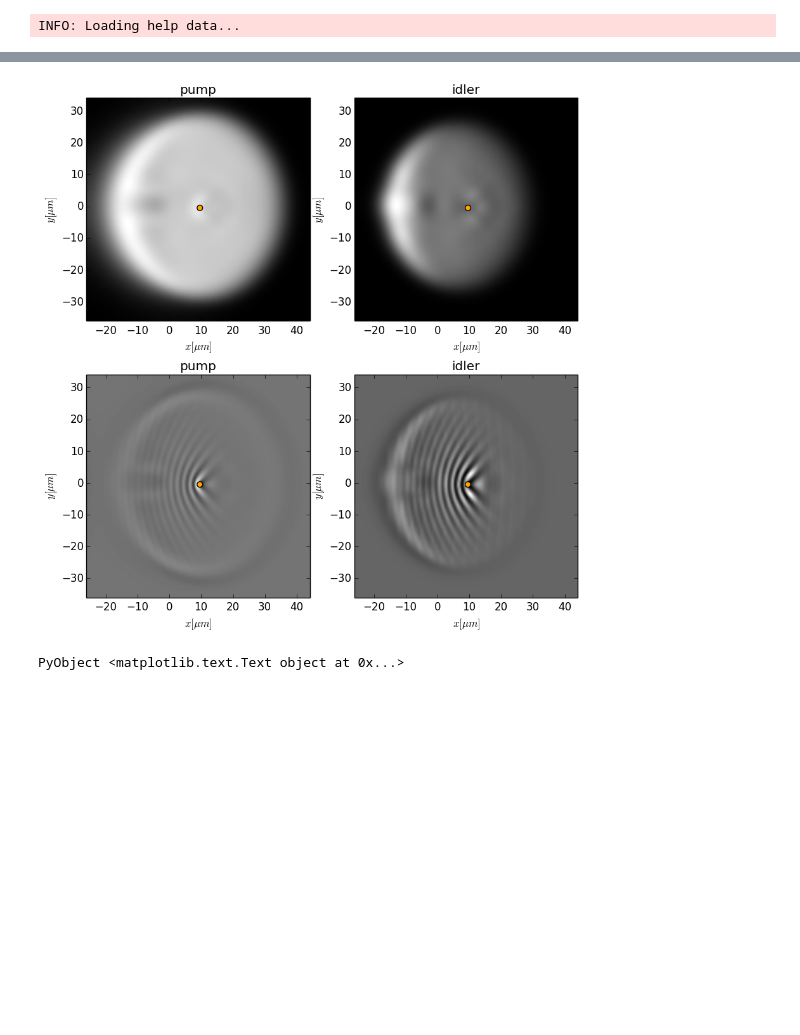
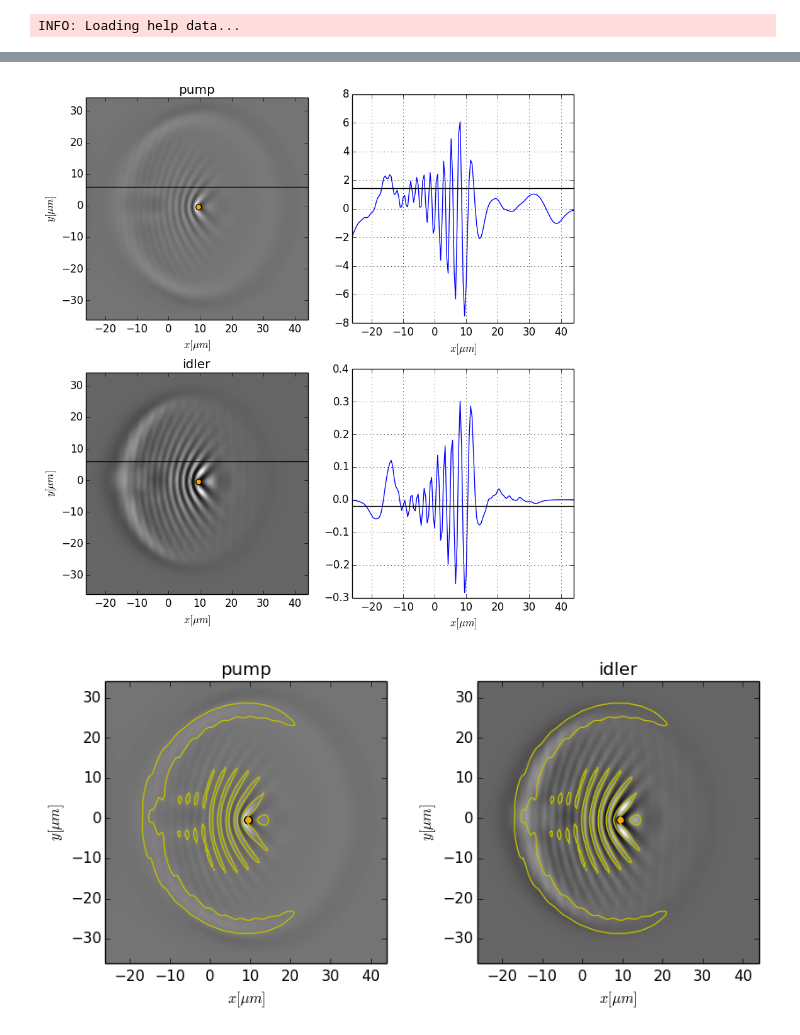
Before and after one commit to berceanu/notebooks, a Jupyter notebook: julia/april/extract_GP_waves.ipynb, the cells around one changed output, grey strips where cells are left out. Drawn from its saved outputs; the diff is of its cells as text; code cells hidden in the pictures; blank space fills up the shorter version.

```diff
--- a/julia/april/extract_GP_waves.ipynb
+++ b/julia/april/extract_GP_waves.ipynb
@@ -55,38 +56,59 @@ const ydef = lC * DEF_Y_POS;
 # %%
 # read numerical data
-cpmpdata, cx, cy = cropmat(pump, lC * sbox.x, lC * sbox.y; xcenter=xdef, ycenter=ydef)
-cidldata, cx, cy = cropmat(idler, lC * sbox.x, lC * sbox.y; xcenter=xdef, ycenter=ydef);
+const cpmpdata, cx, cy = cropmat(pump, lC * sbox.x, lC * sbox.y; xcenter=xdef, ycenter=ydef)
+const cidldata, cx, cy = cropmat(idler, lC * sbox.x, lC * sbox.y; xcenter=xdef, ycenter=ydef);
 # %%
 # Gaussian filtering
-sigma = [4., 4.]
-gausscpmpdata, diffcpmpdata = filtergauss(cpmpdata, sigma)
-gausscidldata, diffcidldata = filtergauss(cidldata, sigma);
+const gausscpmpdata, diffcpmpdata = filtergauss(cpmpdata, [4., 4.])
+const gausscidldata, diffcidldata = filtergauss(cidldata, [4., 4.]);
+# %%
+# plotting cuts through data
+fig, axes = plt.subplots(2, 2, figsize=(10, 10))
+
+sliceplot(vec(axes[1,:]), diffcpmpdata, cx, cy, "pump"; y0=6., level=1.45)
+const cpmp = contour(cx, cy, transpose(diffcpmpdata), 1.45);
+
+sliceplot(vec(axes[2,:]), diffcidldata, cx, cy, "idler"; y0=6., level=-2e-2)
+const cidl = contour(cx, cy, transpose(diffcidldata), -2e-2);
+
+for ax in axes
+    ax[:set_xlim](cx[1], cx[end])
+    ax[:set_xlabel](L"$x [\mu m]$")
+end
+
+for ax in axes[:, 2]
+    ax[:grid]()
+end
+
+for ax in axes[:, 1]
+    ax[:scatter](xdef, ydef, s=40, c="orange", marker="o")
+    ax[:set_ylim](cy[1], cy[end])
+    ax[:set_ylabel](L"$y [\mu m]$")
+end
+# %% [output]
+[figure, added]
 # %%
-# plotting gaussian filtered exp data
-fig, axes = plt.subplots(2, 2, figsize=(10, 10))
+# plotting waves on top
+fig, axes = plt.subplots(1, 2, figsize=(10, 4))
 
-axes[1,1][:imshow](gausscpmpdata, ColorMap("gray"), origin="lower",
+axes[1][:imshow](diffcpmpdata, ColorMap("gray"), origin="lower",
                             extent=[cx[1], cx[end], cy[1], cy[end]])
-axes[1,2][:imshow](gausscidldata, ColorMap("gray"), origin="lower",
+axes[1][:set_title]("pump")
+
+axes[2][:imshow](diffcidldata, ColorMap("gray"), origin="lower",
                             extent=[cx[1], cx[end], cy[1], cy[end]])
+axes[2][:set_title]("idler")
 
-axes[2,1][:imshow](diffcpmpdata, ColorMap("gray"), origin="lower",
-                            extent=[cx[1], cx[end], cy[1], cy[end]])
-axes[2,2][:imshow](diffcidldata, ColorMap("gray"), origin="lower",
-                            extent=[cx[1], cx[end], cy[1], cy[end]])
+for ax in axes
+    plotcontours(cpmp, ax)
+end
 
 for ax in axes
     ax[:scatter](xdef, ydef, s=40, c="orange", marker="o")
     ax[:set_ylim](cy[1], cy[end])
     ax[:set_xlim](cx[1], cx[end])
     ax[:set_xlabel](L"$x [\mu m]$")
     ax[:set_ylabel](L"$y [\mu m]$")
 end
-
-axes[1,1][:set_title]("pump")
-axes[2,1][:set_title]("pump")
-axes[1,2][:set_title]("idler")
-axes[2,2][:set_title]("idler")
 # %% [output]
-[figure, old version]
+[figure, new version]
-PyObject <matplotlib.text.Text object at 0x...>
```
Also changed, not shown: parts of 12 cells of this notebook, 1 other file.
